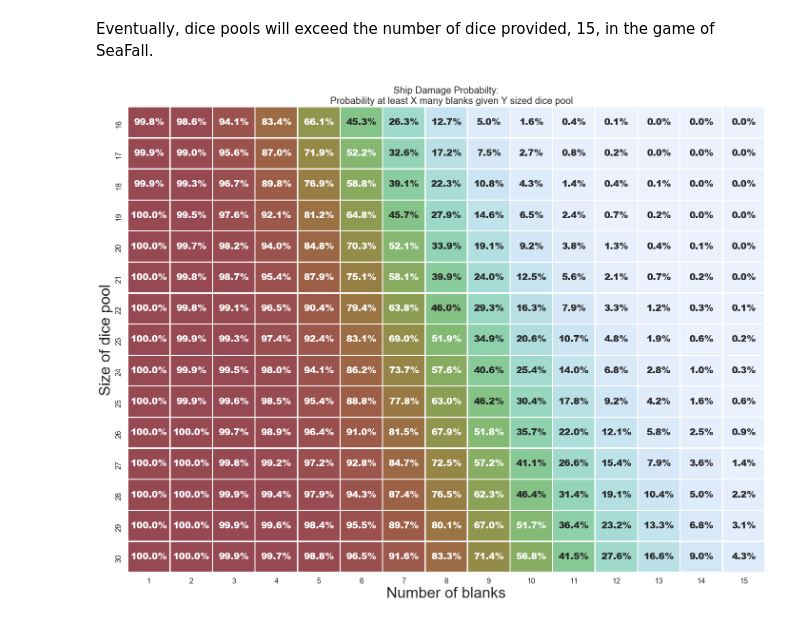
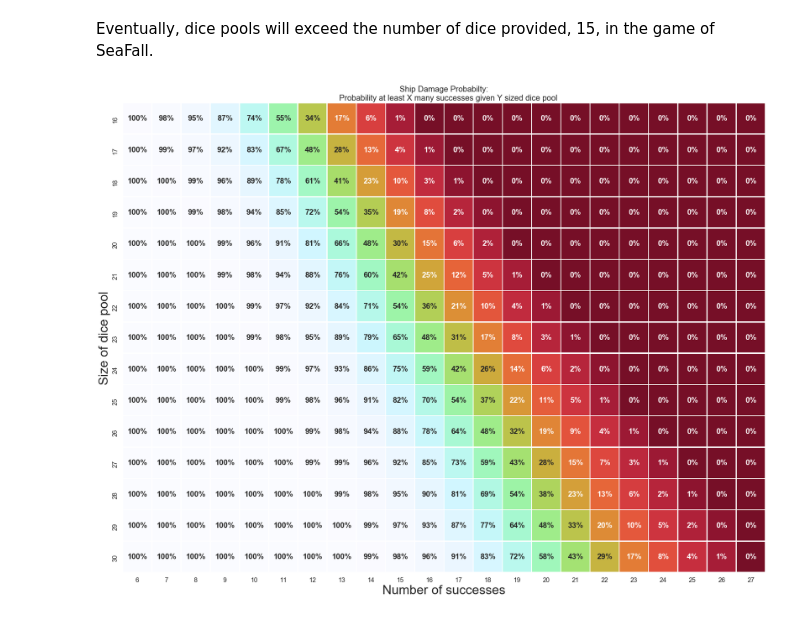
Before and after one commit to cardboardai/boardgame-bookie, a Jupyter notebook: boardgames/seafall/Ship Damage Probability.ipynb, the cells around one changed output. Saved outputs shown, nothing was run; the diff lists cells and outputs as text; code cells hidden in the pictures.

Commit message:
switch from blanks to successes

```diff
--- a/boardgames/seafall/Ship Damage Probability.ipynb
+++ b/boardgames/seafall/Ship Damage Probability.ipynb
@@ -149,12 +149,12 @@ print(cursed_probability)
 # %% [output]
 0.111111111111
 # %%
-def prob_blank_or_worse(num_blank, total_dice):
-    if total_dice < num_blank:
+def prob_success_or_better(num_success, total_dice):
+    if total_dice < num_success:
         p = 0.0
     else:
-        rng_blank = numpy.arange(num_blank, total_dice + 1)
-        array_blank = [prob_blank(n, total_dice) for n in rng_blank]
+        rng_blank = numpy.arange(num_success, total_dice + 1)
+        array_blank = [prob_success(n, total_dice) for n in rng_blank]
         p = numpy.sum(array_blank)
     return p
 # %%
@@ -166,29 +166,29 @@ print(cursed_probability)
 # SDP matrix
 There are 15 dice within Seafall, so a matrix should be large enough to assess the situation where all 15 are rolled. Since the early game does not use near this many dice, several visualizations will be created.
 # %%
-row_blank = numpy.arange(1,31) # number of dice showing the blank face
+row_success = numpy.arange(1,31) # number of dice showing the blank face
 col_dice = numpy.arange(1,31) # number of dice in the pool
-sdp = numpy.zeros((numpy.size(row_blank),numpy.size(col_dice)))
-prob = [prob_blank_or_worse(*i) for i in itertools.product(row_blank, col_dice)]
-ind = [tuple(numpy.subtract(i,1)) for i in itertools.product(row_blank, col_dice)]
+sdp = numpy.zeros((numpy.size(row_success),numpy.size(col_dice)))
+prob = [prob_success_or_better(*i) for i in itertools.product(row_success, col_dice)]
+ind = [tuple(numpy.subtract(i,1)) for i in itertools.product(row_success, col_dice)]
 for idx, val in enumerate(ind):
     sdp[val] = prob[idx]
 # %%
 # http://stackoverflow.com/questions/41474284/how-to-convert-a-matrix-into-column-array-with-pandas-python
-sdp_dataframe = pandas.DataFrame(data = sdp, index = row_blank, columns = col_dice)
+sdp_dataframe = pandas.DataFrame(data = sdp, index = row_success, columns = col_dice)
 sdp_dataframe_stack = sdp_dataframe.stack().reset_index().rename(
     columns = {
-    "level_0" : "number_blank",
+    "level_0" : "number_successes",
     "level_1" : "number_dice_pool",
-    0 : "probability_GTE_to_number_blank"}
+    0 : "probability_GTE_to_number_successes"}
 )
 
-sdp_dataframe_15 = sdp_dataframe_stack.loc[(sdp_dataframe_stack["number_blank"] < 16) &
+sdp_dataframe_15 = sdp_dataframe_stack.loc[(sdp_dataframe_stack["number_successes"] < 16) &
                                           (sdp_dataframe_stack["number_dice_pool"] < 16)]
 
 sdp_pivot = sdp_dataframe_15.pivot("number_dice_pool",
-                                      "number_blank",
-                                      "probability_GTE_to_number_blank")
+                                      "number_successes",
+                                      "probability_GTE_to_number_successes")
 sdp_mask = numpy.triu(numpy.ones((15,15)), 1)
 # %%
 seaborn.set(style = "white")
@@ -239,28 +239,29 @@ Look at row 6 and column 2. There was a 64.9% chance that Mike would have rolled
 # %% [markdown]
 Eventually, dice pools will exceed the number of dice provided, 15, in the game of SeaFall.
 # %%
-sdp_dataframe_30 = sdp_dataframe_stack.loc[(sdp_dataframe_stack["number_blank"] < 16) &
+sdp_dataframe_30 = sdp_dataframe_stack.loc[(sdp_dataframe_stack["number_successes"] > 5) &
+                                           (sdp_dataframe_stack["number_successes"] < 28) &
                                           (sdp_dataframe_stack["number_dice_pool"] > 15)]
 sdp_mask_30 = numpy.triu(numpy.ones((15,15)), 1)
 sdp_pivot_30 = sdp_dataframe_30.pivot("number_dice_pool",
-                                    "number_blank",
-                                    "probability_GTE_to_number_blank")
+                                    "number_successes",
+                                    "probability_GTE_to_number_successes")
 
 seaborn.set(style = "white")
 seaborn.set_context("poster")
-matplotlib.pyplot.figure(figsize=(24, 18))
+matplotlib.pyplot.figure(figsize=(28.8, 21.6))
 ax2 = seaborn.heatmap(sdp_pivot_30, annot = True, cmap = cmap,
                      cbar = False, annot_kws = {"weight" : "extra bold"},
-                     fmt = ".1%", linewidths = 1.5, vmin=0.0,
+                     fmt = ".0%", linewidths = 1.5, vmin=0.0,
                      vmax=1.0)
 ax2.set_title(
     """Ship Damage Probabilty:
-    Probability at least X many blanks given Y sized dice pool""",
+    Probability at least X many successes given Y sized dice pool""",
     fontsize=20)
-ax2.set_xlabel("Number of blanks", fontsize=32)
+ax2.set_xlabel("Number of successes", fontsize=32)
 ax2.set_ylabel("Size of dice pool", fontsize=32)
 fig = ax2.get_figure()
 fig.savefig("ship_damage_probabilities_16to30.pdf")
 fig.savefig("ship_damage_probabilities_16to30.svg", format="svg", dpi=1200)
 # %% [output]
-[figure, old version]
+[figure, new version]
```
Also changed, not shown: parts of 8 cells of this notebook, 4 other files.
